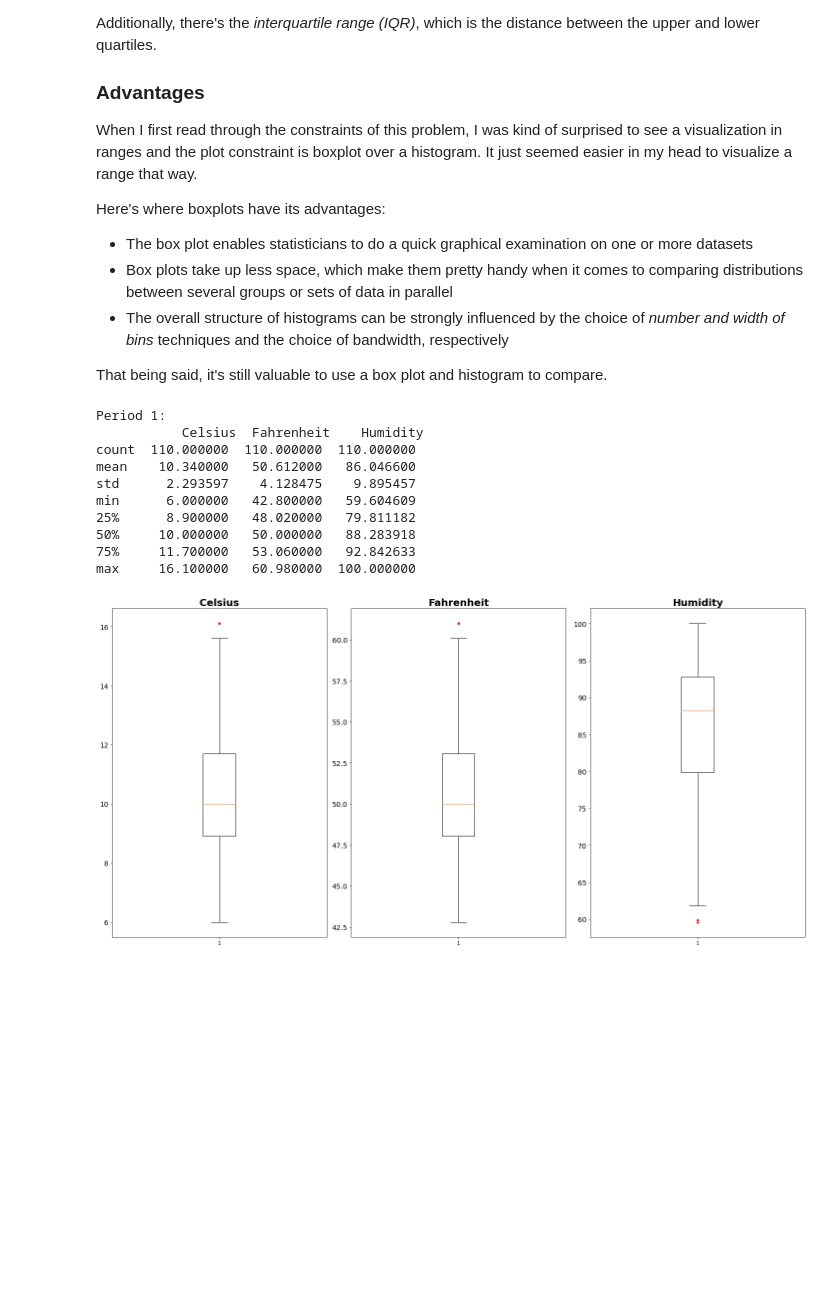
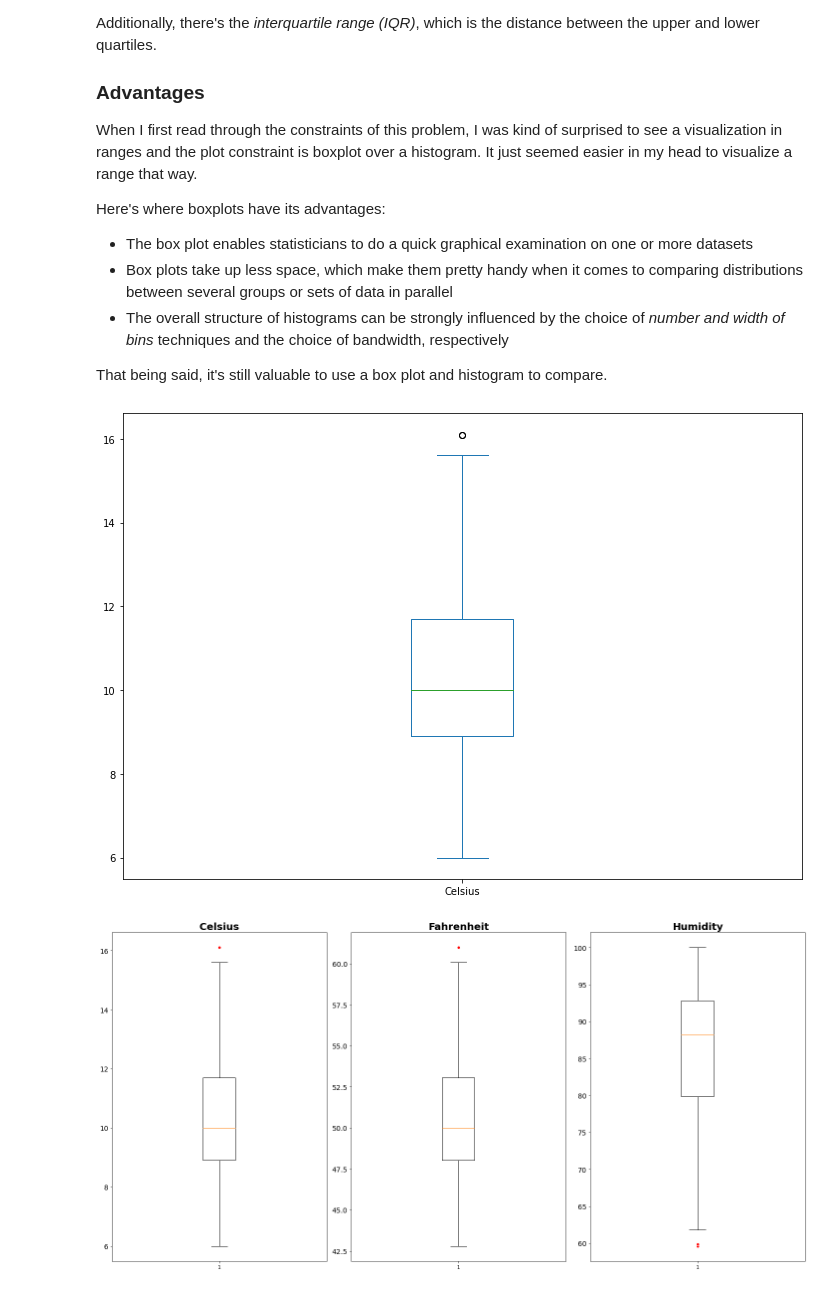
Before and after one commit to ben-hill33/weather-api, a Jupyter notebook: mod_5/extractedDataVis.ipynb, the cells around one changed output. Saved outputs shown, nothing was run; the diff lists cells and outputs as text; code cells hidden in the pictures; blank space fills up the shorter version.

Commit message:
created a different figure for boxplot

```diff
--- a/mod_5/extractedDataVis.ipynb
+++ b/mod_5/extractedDataVis.ipynb
@@ -91,20 +91,13 @@ Here's where boxplots have its advantages:
 - The overall structure of histograms can be strongly influenced by the choice of _number and width of bins_ techniques and the choice of bandwidth, respectively
 
 That being said, it's still valuable to use a box plot and histogram to compare.
-# %%
-
-print(f"Period 1: \n {df1.describe()}")
-# %% [output]
-Period 1:
-           Celsius  Fahrenheit    Humidity
-count  110.000000  110.000000  110.000000
-mean    10.340000   50.612000   86.046600
-std      2.293597    4.128475    9.895457
-min      6.000000   42.800000   59.604609
-25%      8.900000   48.020000   79.811182
-50%     10.000000   50.000000   88.283918
-75%     11.700000   53.060000   92.842633
-max     16.100000   60.980000  100.000000
+# %%
+fig = plt.figure(figsize =(10,7))
+df1['Celsius'].plot(kind='box')
+
+plt.show()
+# %% [output]
+[figure, added]
 # %%
 #Purpose: Create box plot for period 2 data
 #Name: Ben Hill
```
Also changed, not shown: parts of 2 cells of this notebook.
